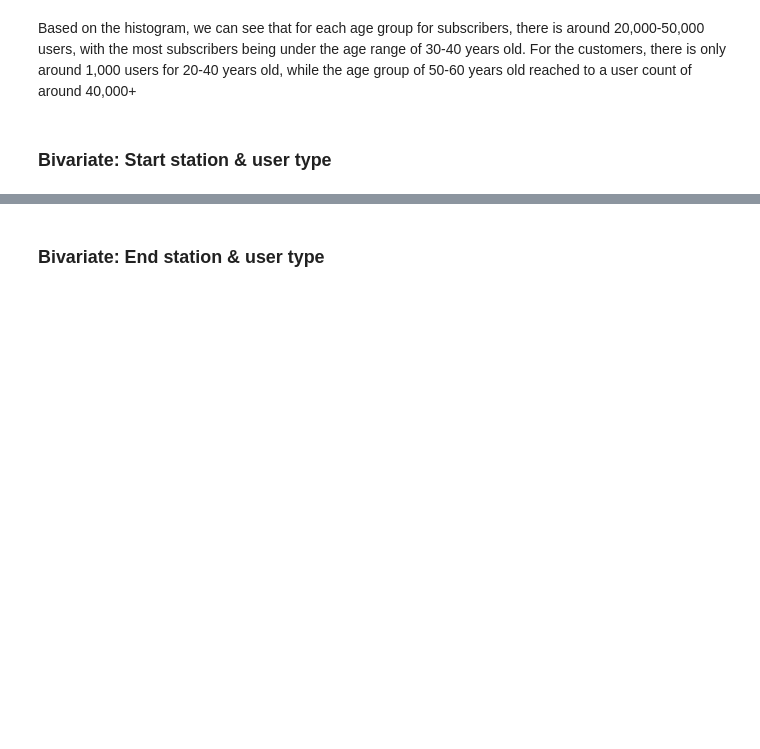
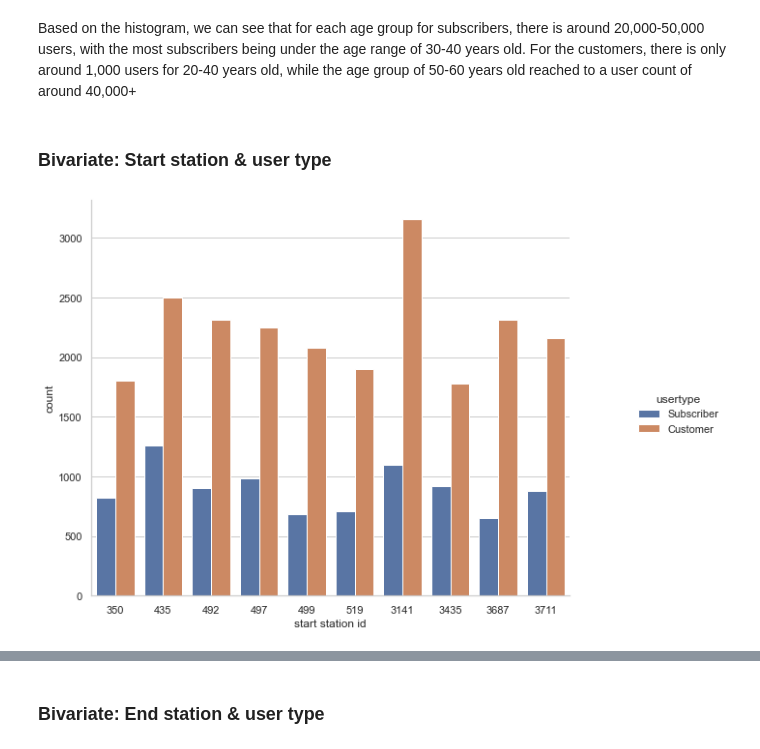
Before and after one commit to mcbsanchez/Trifacta-DATAPRE, a Jupyter notebook: 06 - EDA Exercise/Exercise 1 - 06 - EDA.ipynb, the cells around one changed output, grey strips where cells are left out. Cells and saved outputs as stored; diff of their text form; code cells hidden in the pictures; blank space fills up the shorter version.

```diff
--- a/06 - EDA Exercise/Exercise 1 - 06 - EDA.ipynb
+++ b/06 - EDA Exercise/Exercise 1 - 06 - EDA.ipynb
@@ -610,3 +630,10 @@ usertype_age_plot = sns.histplot(data=data, x="age", hue="usertype",element="ste
 Based on the histogram, we can see that for each age group for subscribers, there is around 20,000-50,000 users, with the most subscribers being under the age range of 30-40 years old. For the customers, there is only around 1,000 users for 20-40 years old, while the age group of 50-60 years old reached to a user count of around 40,000+
 # %% [markdown]
 ### Bivariate: Start station & user type
+# %%
+usertype_ss_plot = sns.catplot(x="start station id", kind= "count", hue="usertype",
+                               data=data[data["start station name"].isin(end_stations["Station name"])])
+
+usertype_ss_plot.fig.set_size_inches(10.5, 6.5)
+# %% [output]
+[figure, added]
```
Also changed, not shown: parts of 39 cells of this notebook.
